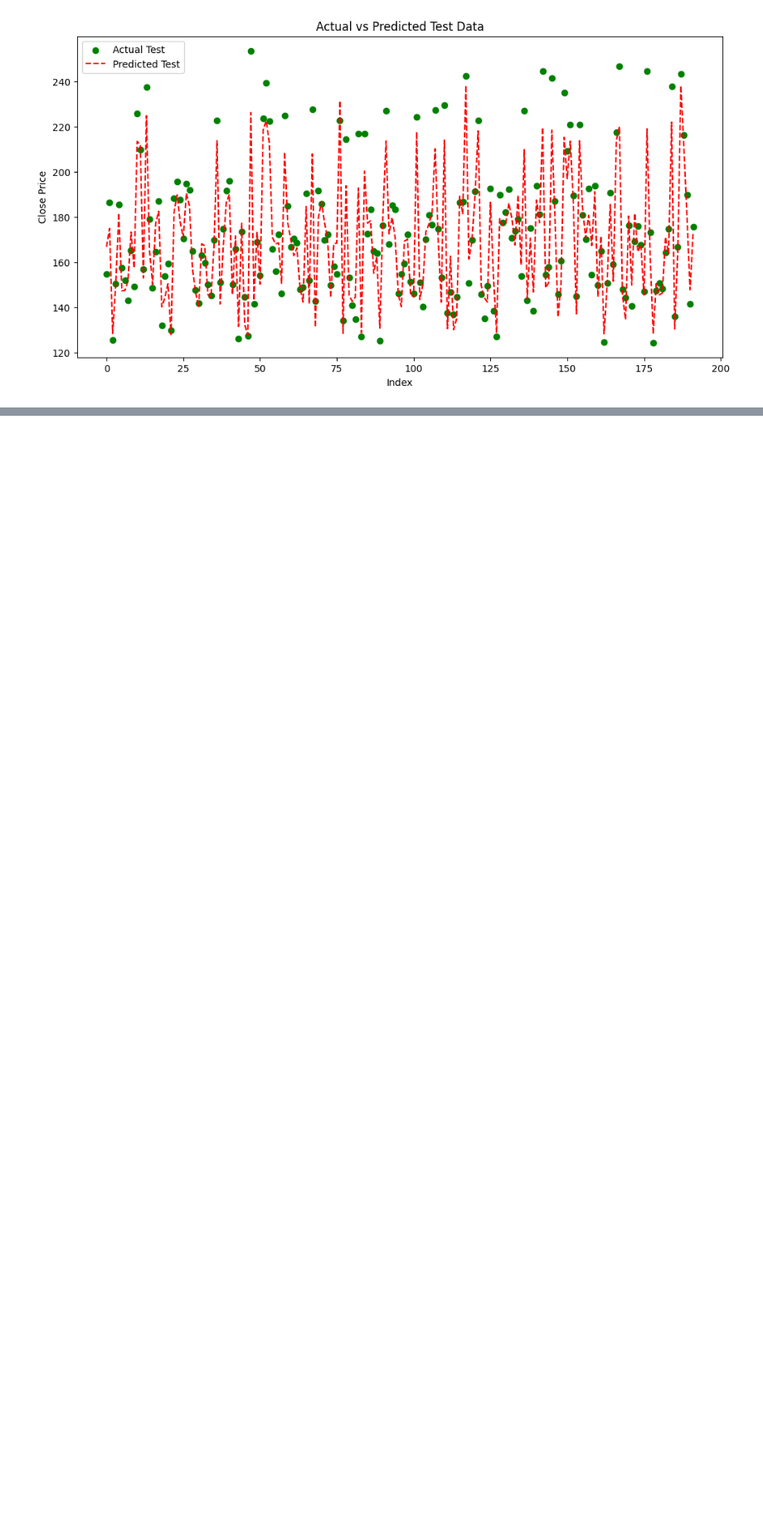
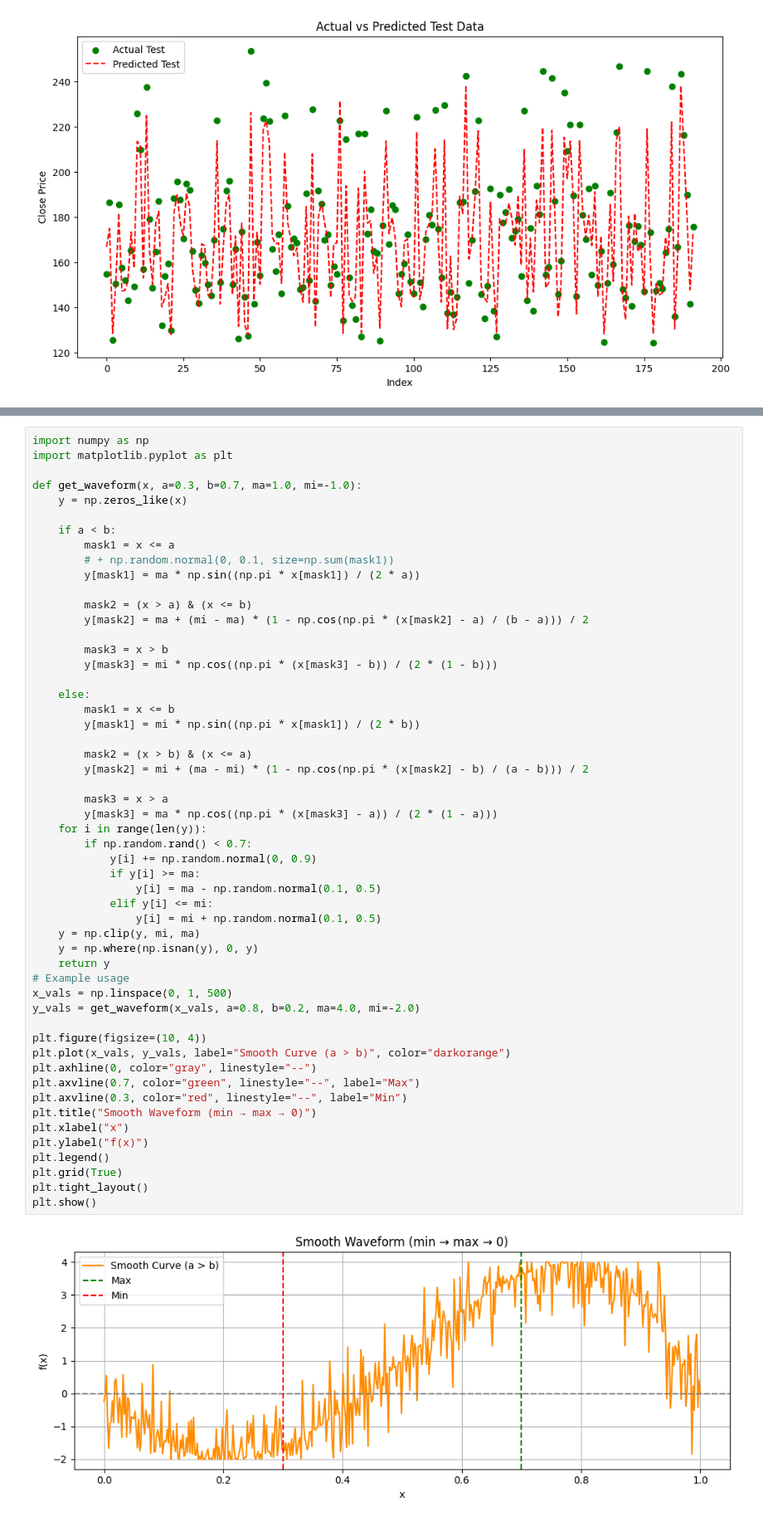
Before and after one commit to WizadCarton11/BloomTrading, a Jupyter notebook: ML/data_study.ipynb, the cells around one changed output, grey strips where cells are left out. Shown at 83% size. Drawn from its saved outputs; the diff is of its cells as text; blank space fills up the shorter version.

```diff
--- a/ML/data_study.ipynb
+++ b/ML/data_study.ipynb
@@ -253,0 +421,55 @@ plt.show()
+# %%
+import numpy as np
+import matplotlib.pyplot as plt
+
+def get_waveform(x, a=0.3, b=0.7, ma=1.0, mi=-1.0):
+    y = np.zeros_like(x)
+
+    if a < b:
+        mask1 = x <= a
+        # + np.random.normal(0, 0.1, size=np.sum(mask1))
+        y[mask1] = ma * np.sin((np.pi * x[mask1]) / (2 * a))
+
+        mask2 = (x > a) & (x <= b)
+        y[mask2] = ma + (mi - ma) * (1 - np.cos(np.pi * (x[mask2] - a) / (b - a))) / 2
+
+        mask3 = x > b
+        y[mask3] = mi * np.cos((np.pi * (x[mask3] - b)) / (2 * (1 - b)))
+
+    else:
+        mask1 = x <= b
+        y[mask1] = mi * np.sin((np.pi * x[mask1]) / (2 * b))
+
+        mask2 = (x > b) & (x <= a)
+        y[mask2] = mi + (ma - mi) * (1 - np.cos(np.pi * (x[mask2] - b) / (a - b))) / 2
+
+        mask3 = x > a
+        y[mask3] = ma * np.cos((np.pi * (x[mask3] - a)) / (2 * (1 - a)))
+    for i in range(len(y)):
+        if np.random.rand() < 0.7:
+            y[i] += np.random.normal(0, 0.9)
+            if y[i] >= ma:
+                y[i] = ma - np.random.normal(0.1, 0.5)
+            elif y[i] <= mi:
+                y[i] = mi + np.random.normal(0.1, 0.5)
+    y = np.clip(y, mi, ma)
+    y = np.where(np.isnan(y), 0, y)
+    return y
+# Example usage
+x_vals = np.linspace(0, 1, 500)
+y_vals = get_waveform(x_vals, a=0.8, b=0.2, ma=4.0, mi=-2.0)
+
+plt.figure(figsize=(10, 4))
+plt.plot(x_vals, y_vals, label="Smooth Curve (a > b)", color="darkorange")
+plt.axhline(0, color="gray", linestyle="--")
+plt.axvline(0.7, color="green", linestyle="--", label="Max")
+plt.axvline(0.3, color="red", linestyle="--", label="Min")
+plt.title("Smooth Waveform (min → max → 0)")
+plt.xlabel("x")
+plt.ylabel("f(x)")
+plt.legend()
+plt.grid(True)
+plt.tight_layout()
+plt.show()
+# %% [output]
+[figure, added]
```
Also changed, not shown: parts of 10 cells of this notebook, 14 other files.
